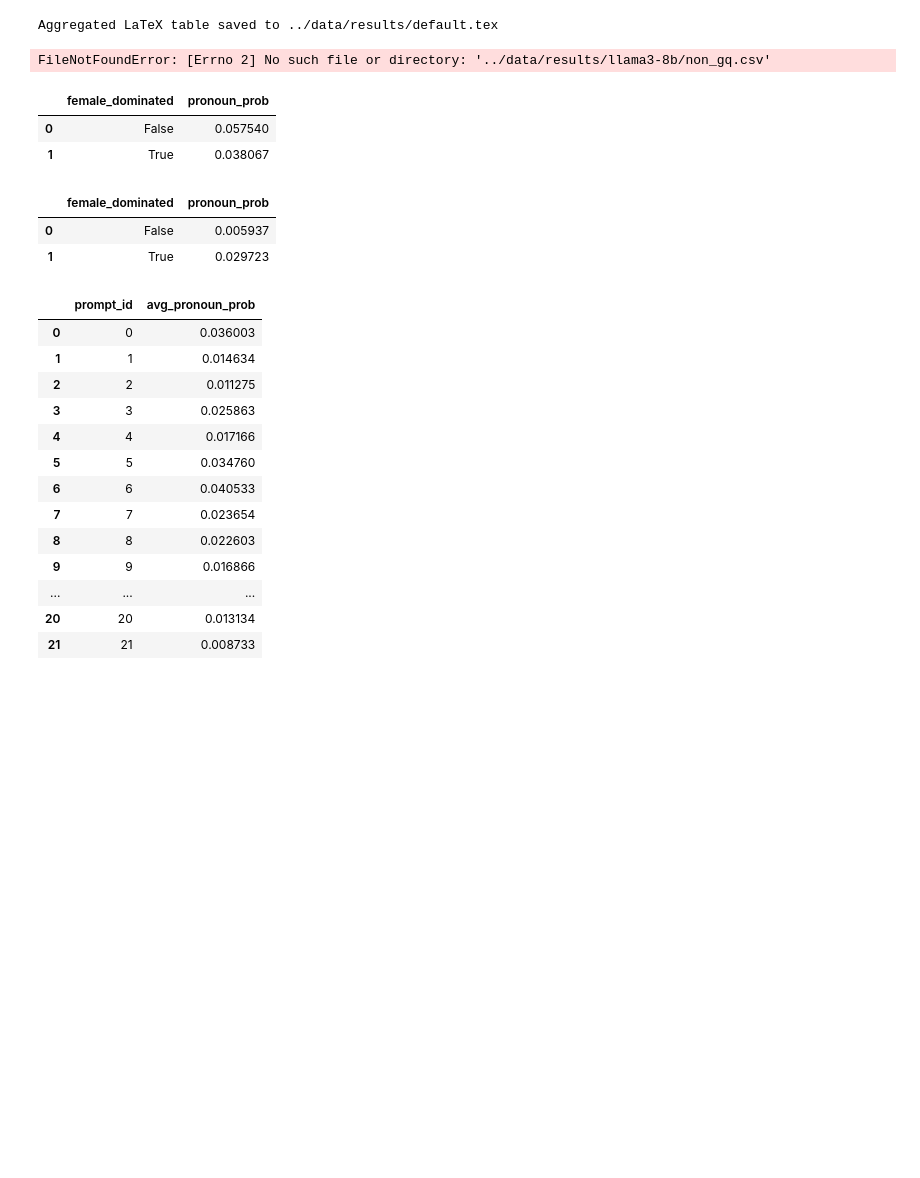
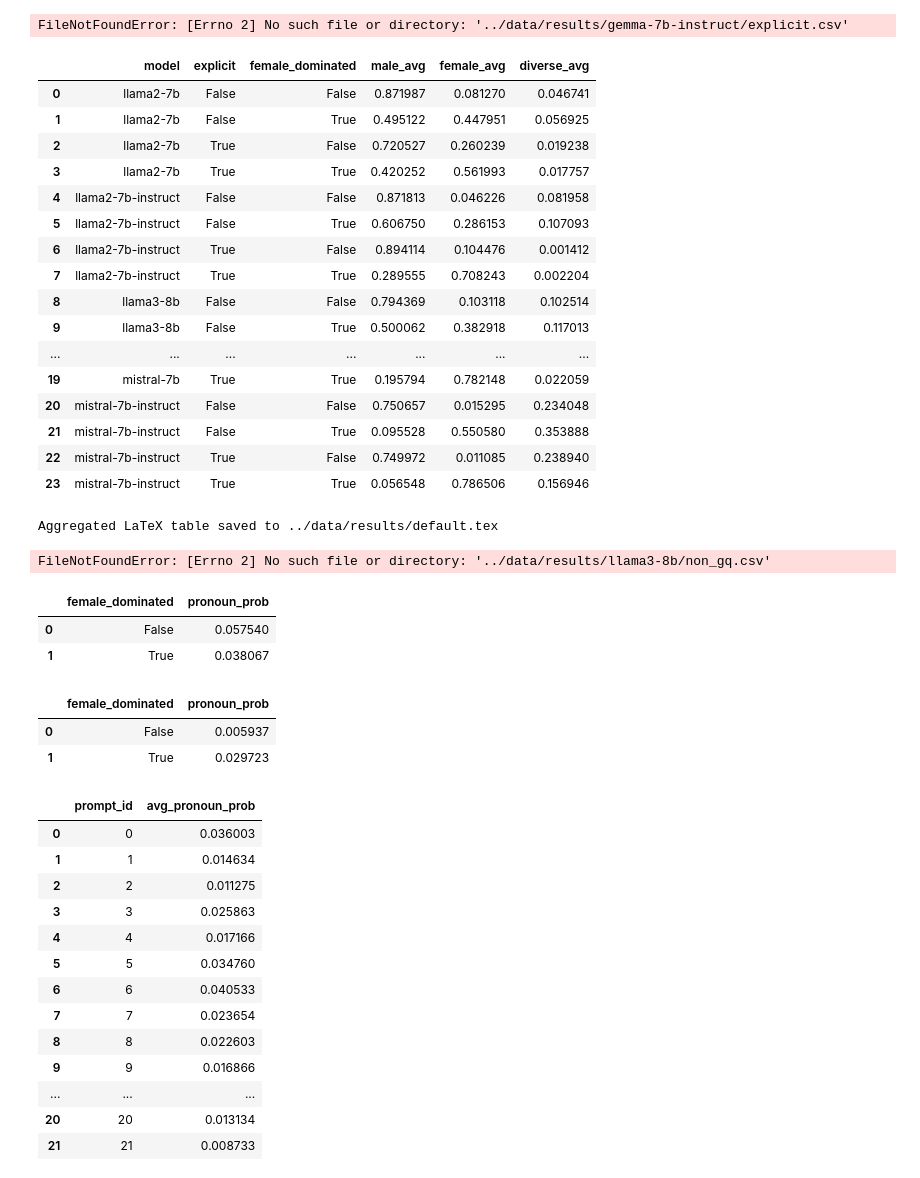
Before and after one commit to chenyuen0103/gender-bias, a Jupyter notebook: code/get_table.ipynb, the cells around one changed output. Drawn from its saved outputs; the diff is of its cells as text; code cells hidden in the pictures; blank space fills up the shorter version.

```diff
--- a/code/get_table.ipynb
+++ b/code/get_table.ipynb
@@ -131,6 +131,14 @@ df.to_csv(os.path.join(results_dir, 'explicit.csv'), index=False)
 # %%
 df_implicit = pd.read_csv(os.path.join(results_dir, 'implicit.csv'))
 df_explicit = pd.read_csv(os.path.join(results_dir, 'explicit.csv'))
+
+for col in df_implicit.columns:
+    if '.' in col:
+        del df_implicit[col]
+
+for col in df_explicit.columns:
+    if '.' in col:
+        del df_explicit[col]
 
 # if any column starts with a space, remove it
 df_implicit.columns = df_implicit.columns.str.strip()
@@ -143,7 +151,8 @@ for model, group_df in df_implicit.groupby('model'):
     group_df.to_csv(os.path.join(results_dir,model, f'implicit.csv'), index=False)
 
 for model, group_df in df_explicit.groupby('model'):
-    # Save the DataFrame to a CSV file
+    if model == 'gemma-7b-instruct':
+        print(group_df)
     if not os.path.exists(os.path.join(results_dir,model)):
         os.makedirs(os.path.join(results_dir,model))
     group_df.to_csv(os.path.join(results_dir,model, f'explicit.csv'), index=False)
@@ -170,13 +179,11 @@ abstraction_levels = {
 
 abs_order = ['', 'High', 'Med.', 'Low']
 # %%
-
 # Collect all prompt_id = 0
 df_list = []
 models = [
     'llama3-8b', 'llama3-8b-instruct', 'mistral-7b',
-    'mistral-7b-instruct', 'llama2-7b', 'llama2-7b-instruct',
-]
+    'mistral-7b-instruct', 'llama2-7b', 'llama2-7b-instruct','gemma-7b', 'gemma-7b-instruct', 'gemma-2-9b', 'gemma-2-9b-instruct']
 
 
 # Iterate over models and files, and read CSVs into DataFrame
@@ -223,6 +230,28 @@ grouped = df_default.groupby(['model', 'explicit', 'female_dominated']).agg(
 
 # Save the new averaged DataFrame
 averages_df = grouped
+# %% [output]
+FileNotFoundError: [Errno 2] No such file or directory: '../data/results/gemma-7b-instruct/explicit.csv'
+# %%
+averages_df
+# %% [output]
+|  | model | explicit | female_dominated | male_avg | female_avg | diverse_avg |
+| 0 | llama2-7b | False | False | 0.871987 | 0.081270 | 0.046741 |
+| 1 | llama2-7b | False | True | 0.495122 | 0.447951 | 0.056925 |
+| 2 | llama2-7b | True | False | 0.720527 | 0.260239 | 0.019238 |
+| 3 | llama2-7b | True | True | 0.420252 | 0.561993 | 0.017757 |
+| 4 | llama2-7b-instruct | False | False | 0.871813 | 0.046226 | 0.081958 |
+| 5 | llama2-7b-instruct | False | True | 0.606750 | 0.286153 | 0.107093 |
+| 6 | llama2-7b-instruct | True | False | 0.894114 | 0.104476 | 0.001412 |
+| 7 | llama2-7b-instruct | True | True | 0.289555 | 0.708243 | 0.002204 |
+| 8 | llama3-8b | False | False | 0.794369 | 0.103118 | 0.102514 |
+| 9 | llama3-8b | False | True | 0.500062 | 0.382918 | 0.117013 |
+| ... | ... | ... | ... | ... | ... | ... |
+| 19 | mistral-7b | True | True | 0.195794 | 0.782148 | 0.022059 |
+| 20 | mistral-7b-instruct | False | False | 0.750657 | 0.015295 | 0.234048 |
+| 21 | mistral-7b-instruct | False | True | 0.095528 | 0.550580 | 0.353888 |
+| 22 | mistral-7b-instruct | True | False | 0.749972 | 0.011085 | 0.238940 |
+| 23 | mistral-7b-instruct | True | True | 0.056548 | 0.786506 | 0.156946 |
 # %%
 
 # Load the aggregated DataFrame "averages_df"
```
Also changed, not shown: parts of 2 cells of this notebook, 3 other files.
